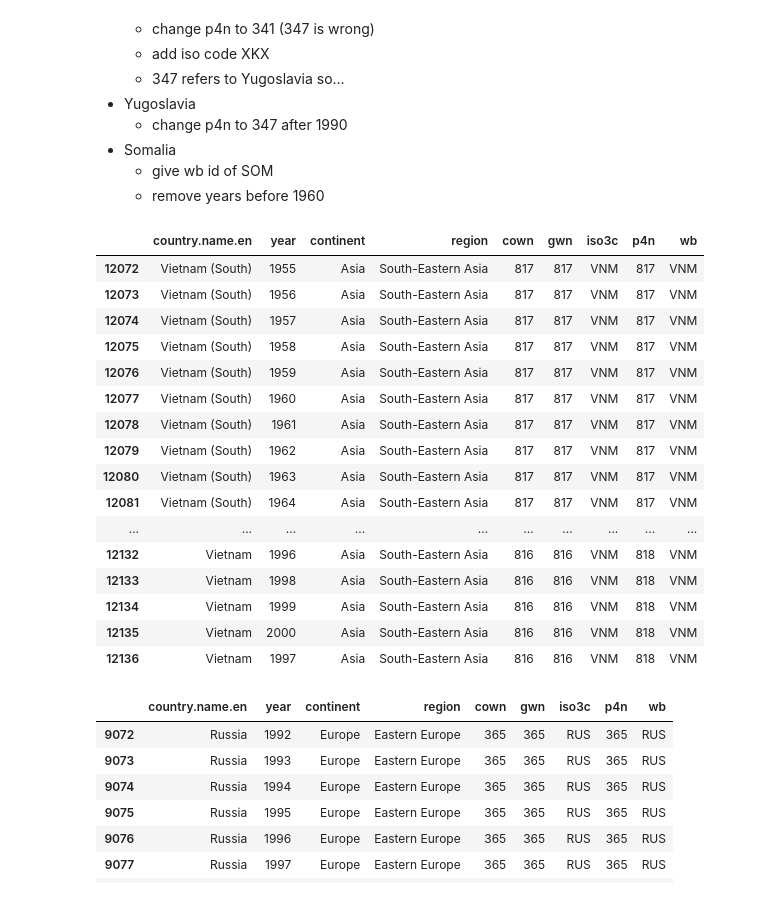
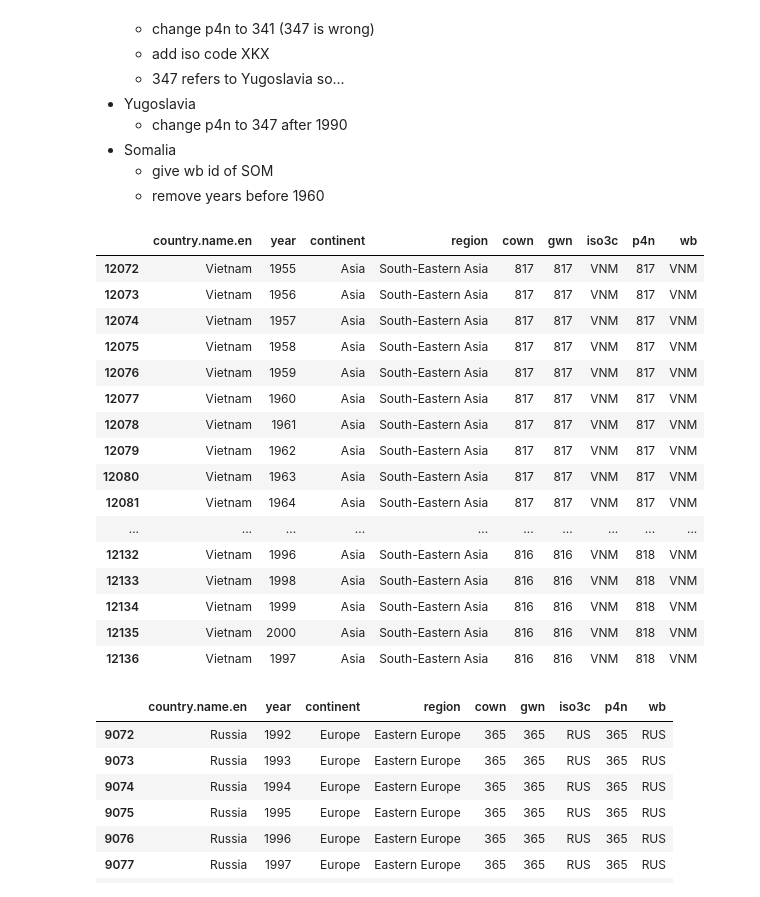
Before and after one commit to jenna-jordan/international-relations-database-extended, a Jupyter notebook: Wrangle_Data/Explore_State_Identifiers.ipynb, the cells around one changed output. Drawn from its saved outputs; the diff is of its cells as text; code cells hidden in the pictures.

Commit message:
final dataset edit
revert renaming of South Vietnam

```diff
--- a/Wrangle_Data/Explore_State_Identifiers.ipynb
+++ b/Wrangle_Data/Explore_State_Identifiers.ipynb
@@ -362,29 +362,29 @@ wb[wb['id'].isin(list(wb_not_in_cc))]
 # %%
 mask_vietnam = cc['iso3c']=="VNM"
 
 cc.loc[mask_vietnam, 'cown'] = cc.loc[mask_vietnam, 'cown'].fillna(816)
 cc.loc[mask_vietnam, 'gwn'] = cc.loc[mask_vietnam, 'cown']
 cc.loc[mask_vietnam, 'p4n'] = cc.loc[mask_vietnam, 'p4n'].fillna(816)
 
 mask_southvietnam = (cc['cown']==817) & (cc['year'] < 1976)
 mask_vietnamnew = (cc['cown']==816) & (cc['year'] >= 1976)
 
-cc.loc[mask_southvietnam, 'country.name.en'] = "Vietnam (South)"
+#cc.loc[mask_southvietnam, 'country.name.en'] = "Vietnam (South)"
 cc.loc[mask_vietnamnew, 'p4n'] = 818
 
 cc[mask_vietnam]
 # %% [output]
 |  | country.name.en | year | continent | region | cown | gwn | iso3c | p4n | wb |
-| 12072 | Vietnam (South) | 1955 | Asia | South-Eastern Asia | 817 | 817 | VNM | 817 | VNM |
-| 12073 | Vietnam (South) | 1956 | Asia | South-Eastern Asia | 817 | 817 | VNM | 817 | VNM |
-| 12074 | Vietnam (South) | 1957 | Asia | South-Eastern Asia | 817 | 817 | VNM | 817 | VNM |
-| 12075 | Vietnam (South) | 1958 | Asia | South-Eastern Asia | 817 | 817 | VNM | 817 | VNM |
-| 12076 | Vietnam (South) | 1959 | Asia | South-Eastern Asia | 817 | 817 | VNM | 817 | VNM |
-| 12077 | Vietnam (South) | 1960 | Asia | South-Eastern Asia | 817 | 817 | VNM | 817 | VNM |
-| 12078 | Vietnam (South) | 1961 | Asia | South-Eastern Asia | 817 | 817 | VNM | 817 | VNM |
-| 12079 | Vietnam (South) | 1962 | Asia | South-Eastern Asia | 817 | 817 | VNM | 817 | VNM |
-| 12080 | Vietnam (South) | 1963 | Asia | South-Eastern Asia | 817 | 817 | VNM | 817 | VNM |
-| 12081 | Vietnam (South) | 1964 | Asia | South-Eastern Asia | 817 | 817 | VNM | 817 | VNM |
+| 12072 | Vietnam | 1955 | Asia | South-Eastern Asia | 817 | 817 | VNM | 817 | VNM |
+| 12073 | Vietnam | 1956 | Asia | South-Eastern Asia | 817 | 817 | VNM | 817 | VNM |
+| 12074 | Vietnam | 1957 | Asia | South-Eastern Asia | 817 | 817 | VNM | 817 | VNM |
+| 12075 | Vietnam | 1958 | Asia | South-Eastern Asia | 817 | 817 | VNM | 817 | VNM |
+| 12076 | Vietnam | 1959 | Asia | South-Eastern Asia | 817 | 817 | VNM | 817 | VNM |
+| 12077 | Vietnam | 1960 | Asia | South-Eastern Asia | 817 | 817 | VNM | 817 | VNM |
+| 12078 | Vietnam | 1961 | Asia | South-Eastern Asia | 817 | 817 | VNM | 817 | VNM |
+| 12079 | Vietnam | 1962 | Asia | South-Eastern Asia | 817 | 817 | VNM | 817 | VNM |
+| 12080 | Vietnam | 1963 | Asia | South-Eastern Asia | 817 | 817 | VNM | 817 | VNM |
+| 12081 | Vietnam | 1964 | Asia | South-Eastern Asia | 817 | 817 | VNM | 817 | VNM |
 | ... | ... | ... | ... | ... | ... | ... | ... | ... | ... |
 | 12132 | Vietnam | 1996 | Asia | South-Eastern Asia | 816 | 816 | VNM | 818 | VNM |
 | 12133 | Vietnam | 1998 | Asia | South-Eastern Asia | 816 | 816 | VNM | 818 | VNM |
```
Also changed, not shown: parts of 2 cells of this notebook, 5 other files.
